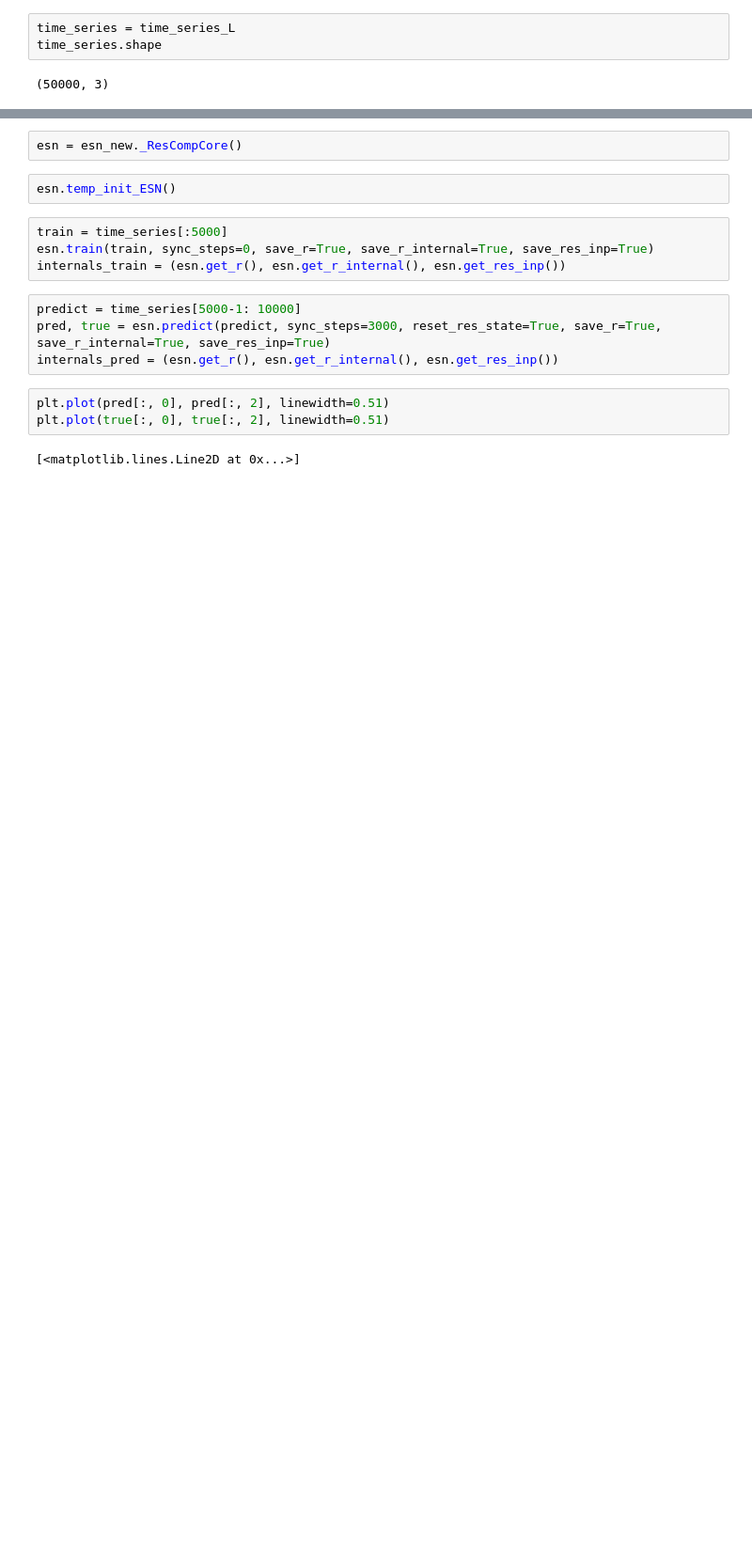
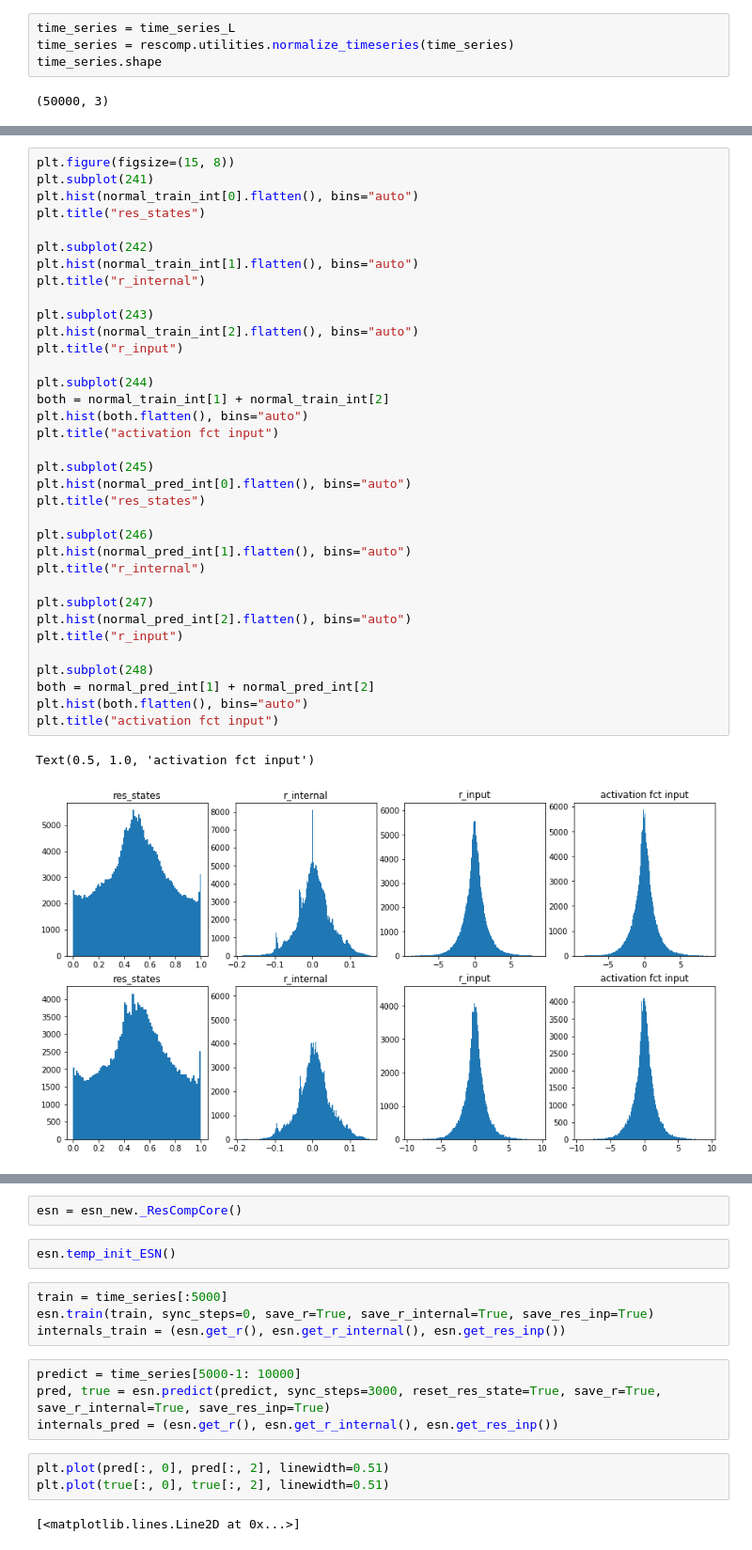
Before and after one commit to DuncDennis/rescomp, a Jupyter notebook: bin/lyapunov_exponents_testing/esn_new_update_test.ipynb, the cells around one changed output, grey strips where cells are left out. Shown at 94% size. Drawn from its saved outputs; the diff is of its cells as text; blank space fills up the shorter version.

```diff
--- a/bin/lyapunov_exponents_testing/esn_new_update_test.ipynb
+++ b/bin/lyapunov_exponents_testing/esn_new_update_test.ipynb
@@ -44,6 +44,7 @@ plt.plot(time_series_L[:, 0], time_series_L[:, 2], linewidth=0.1)
 [figure]
 # %%
 time_series = time_series_L
+time_series = rescomp.utilities.normalize_timeseries(time_series)
 time_series.shape
 # %% [output]
 (50000, 3)
@@ -49,0 +126,38 @@ time_series.shape
+# %%
+plt.figure(figsize=(15, 8))
+plt.subplot(241)
+plt.hist(normal_train_int[0].flatten(), bins="auto")
+plt.title("res_states")
+
+plt.subplot(242)
+plt.hist(normal_train_int[1].flatten(), bins="auto")
+plt.title("r_internal")
+
+plt.subplot(243)
+plt.hist(normal_train_int[2].flatten(), bins="auto")
+plt.title("r_input")
+
+plt.subplot(244)
+both = normal_train_int[1] + normal_train_int[2]
+plt.hist(both.flatten(), bins="auto")
+plt.title("activation fct input")
+
+plt.subplot(245)
+plt.hist(normal_pred_int[0].flatten(), bins="auto")
+plt.title("res_states")
+
+plt.subplot(246)
+plt.hist(normal_pred_int[1].flatten(), bins="auto")
+plt.title("r_internal")
+
+plt.subplot(247)
+plt.hist(normal_pred_int[2].flatten(), bins="auto")
+plt.title("r_input")
+
+plt.subplot(248)
+both = normal_pred_int[1] + normal_pred_int[2]
+plt.hist(both.flatten(), bins="auto")
+plt.title("activation fct input")
+# %% [output]
+Text(0.5, 1.0, 'activation fct input')
+[figure, added]
```
Also changed, not shown: parts of 20 cells of this notebook, 2 other files.
